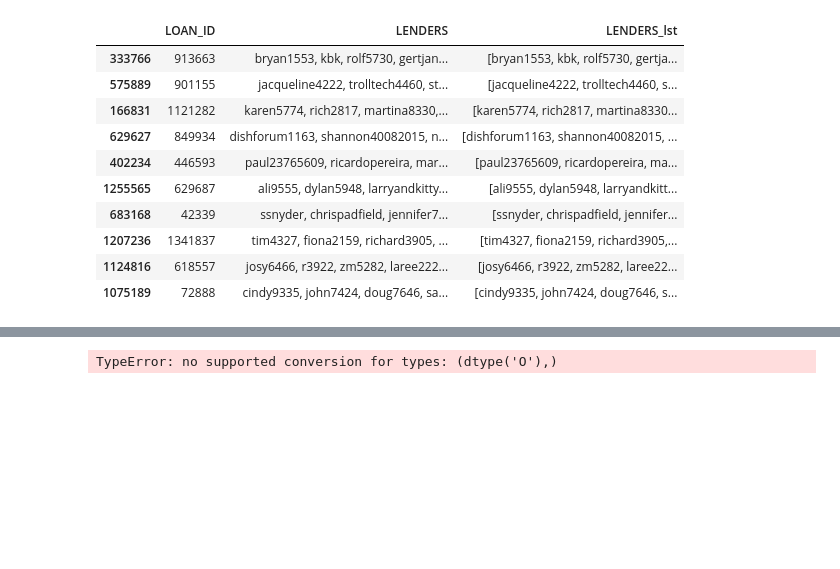
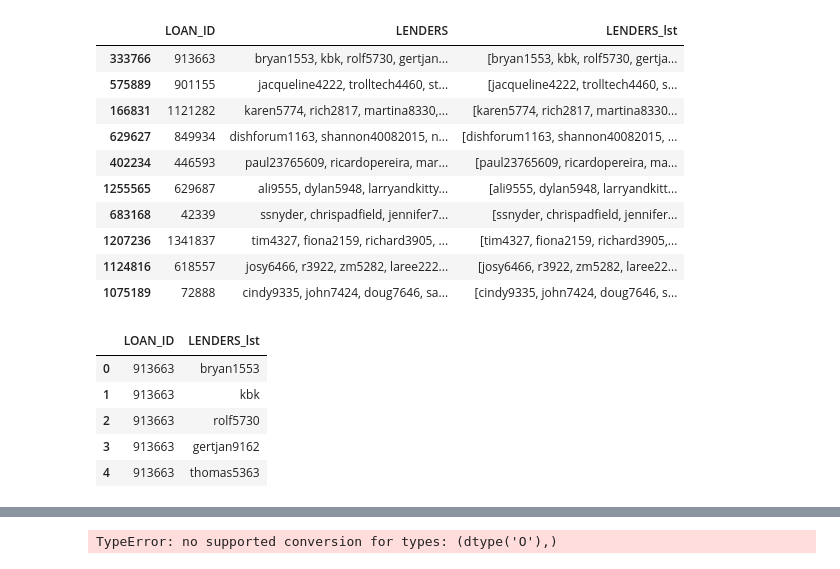
Before and after one commit to liyouzhang/Lender_Segmentations_Kiva, a Jupyter notebook: Kiva_EDA.ipynb, the cells around one changed output, grey strips where cells are left out. Saved outputs shown, nothing was run; the diff lists cells and outputs as text; code cells hidden in the pictures; blank space fills up the shorter version.

```diff
--- a/Kiva_EDA.ipynb
+++ b/Kiva_EDA.ipynb
@@ -169,3 +177,12 @@ lst_col = 'LENDERS_lst'
 test_1 = pd.DataFrame({col:np.repeat(test[col].values, test[lst_col].str.len())for col in test.columns.difference([lst_col])}).assign(**{lst_col:np.concatenate(test[lst_col].values)})[test.columns.tolist()]
 # %%
 test_1 = test_1.drop('value',axis=1)
+# %%
+test_1.head()
+# %% [output]
+|  | LOAN_ID | LENDERS_lst |
+| 0 | 913663 | bryan1553 |
+| 1 | 913663 | kbk |
+| 2 | 913663 | rolf5730 |
+| 3 | 913663 | gertjan9162 |
+| 4 | 913663 | thomas5363 |
```
Also changed, not shown: parts of 16 cells of this notebook, 1 other file.
